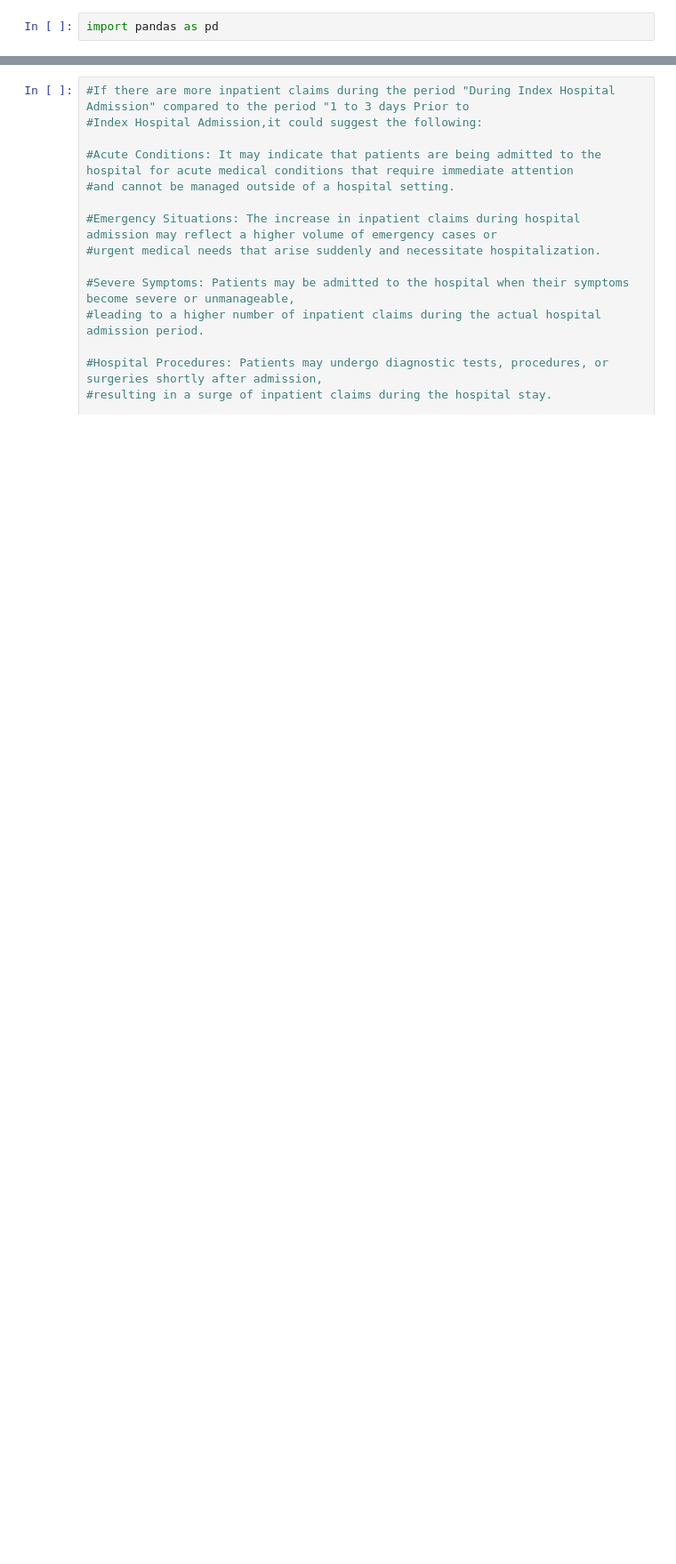
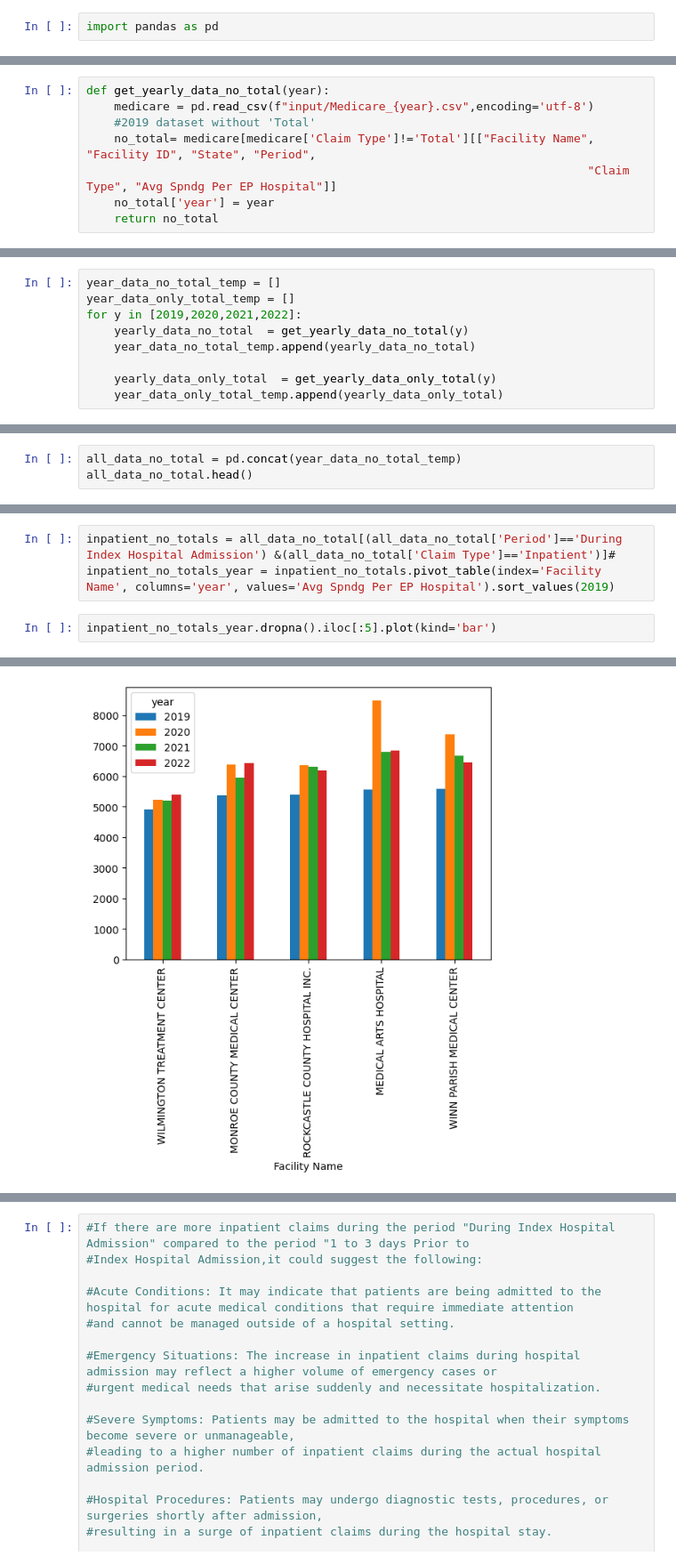
Before and after one commit to ZainabShafi/MEDICARE_EXPENDITURES_ANALYSIS, a Jupyter notebook: Project_1_DFs.ipynb, the cells around one changed output, grey strips where cells are left out. Shown: that part at 89% size. Drawn from its saved outputs; the diff is of its cells as text; blank space fills up the shorter version.

```diff
--- a/Project_1_DFs.ipynb
+++ b/Project_1_DFs.ipynb
@@ -181,0 +18,8 @@ hospice_2022_total["Avg Spndg Per EP Hospital"].sum()
+# %%
+def get_yearly_data_no_total(year):
+    medicare = pd.read_csv(f"input/Medicare_{year}.csv",encoding='utf-8')
+    #2019 dataset without 'Total'
+    no_total= medicare[medicare['Claim Type']!='Total'][["Facility Name", "Facility ID", "State", "Period",
+                                                                        "Claim Type", "Avg Spndg Per EP Hospital"]]
+    no_total['year'] = year
+    return no_total
@@ -181,0 +28,9 @@ hospice_2022_total["Avg Spndg Per EP Hospital"].sum()
+# %%
+year_data_no_total_temp = []
+year_data_only_total_temp = []
+for y in [2019,2020,2021,2022]:
+    yearly_data_no_total  = get_yearly_data_no_total(y)
+    year_data_no_total_temp.append(yearly_data_no_total)
+
+    yearly_data_only_total  = get_yearly_data_only_total(y)
+    year_data_only_total_temp.append(yearly_data_only_total)
@@ -181,0 +39,3 @@ hospice_2022_total["Avg Spndg Per EP Hospital"].sum()
+# %%
+all_data_no_total = pd.concat(year_data_no_total_temp)
+all_data_no_total.head()
@@ -181,0 +63,6 @@ hospice_2022_total["Avg Spndg Per EP Hospital"].sum()
+# %%
+inpatient_no_totals = all_data_no_total[(all_data_no_total['Period']=='During Index Hospital Admission') &(all_data_no_total['Claim Type']=='Inpatient')]#
+inpatient_no_totals_year = inpatient_no_totals.pivot_table(index='Facility Name', columns='year', values='Avg Spndg Per EP Hospital').sort_values(2019)
+# %%
+inpatient_no_totals_year.dropna().iloc[:5].plot(kind='bar')
+# %% [output]
@@ -181,0 +70 @@ hospice_2022_total["Avg Spndg Per EP Hospital"].sum()
+[figure, added]
```
Also changed, not shown: parts of 82 cells of this notebook, 7 other files.
